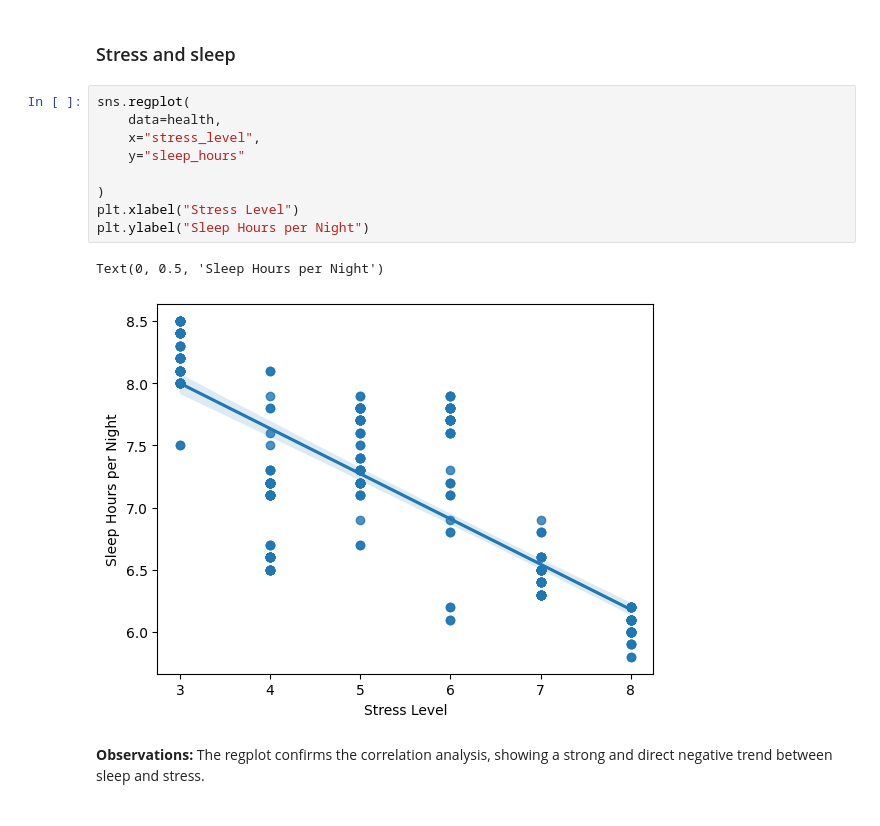
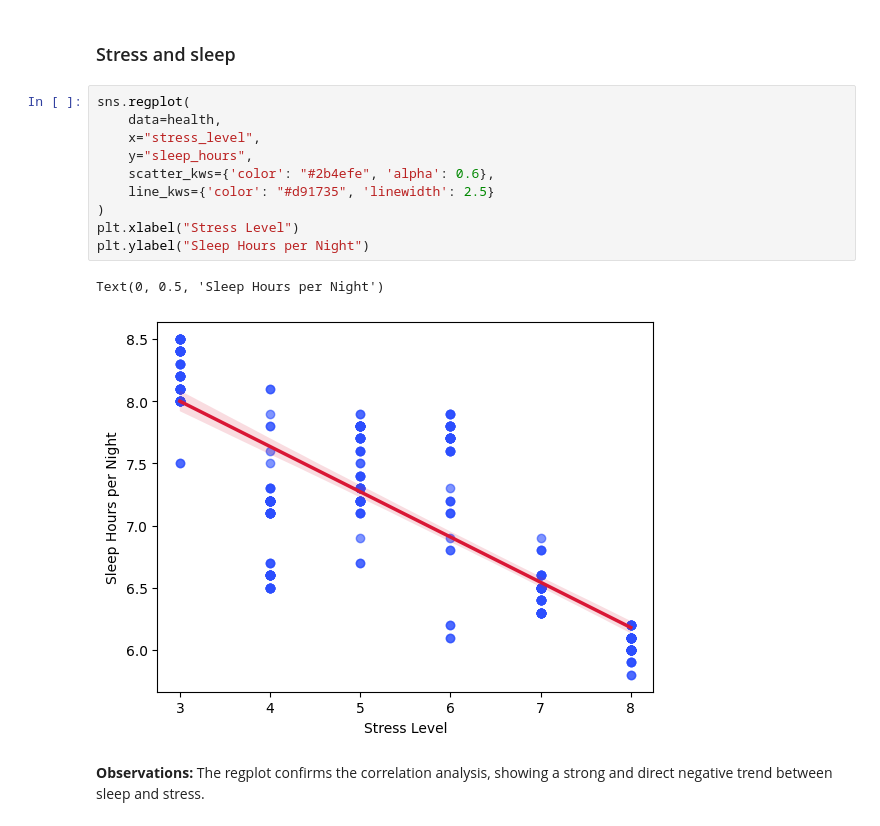
Before and after one commit to chandlershortlidge/sleep-heath-analysis, a Jupyter notebook: main.ipynb, the cells around one changed output. Cells and saved outputs as stored; diff of their text form.

```diff
--- a/main.ipynb
+++ b/main.ipynb
@@ -172,15 +172,16 @@ Name: sleep_hours, dtype: float64
 # %%
 sns.regplot(
     data=health,
     x="stress_level",
-    y="sleep_hours"
-
+    y="sleep_hours",
+    scatter_kws={'color': "#2b4efe", 'alpha': 0.6},
+    line_kws={'color': "#d91735", 'linewidth': 2.5}
 )
 plt.xlabel("Stress Level")
 plt.ylabel("Sleep Hours per Night")
 # %% [output]
 Text(0, 0.5, 'Sleep Hours per Night')
-[figure, old version]
+[figure, new version]
 # %% [markdown]
 **Observations:** The regplot confirms the correlation analysis, showing a strong and direct negative trend between sleep and stress.
 # %%
```
Also changed, not shown: parts of 5 cells of this notebook.
